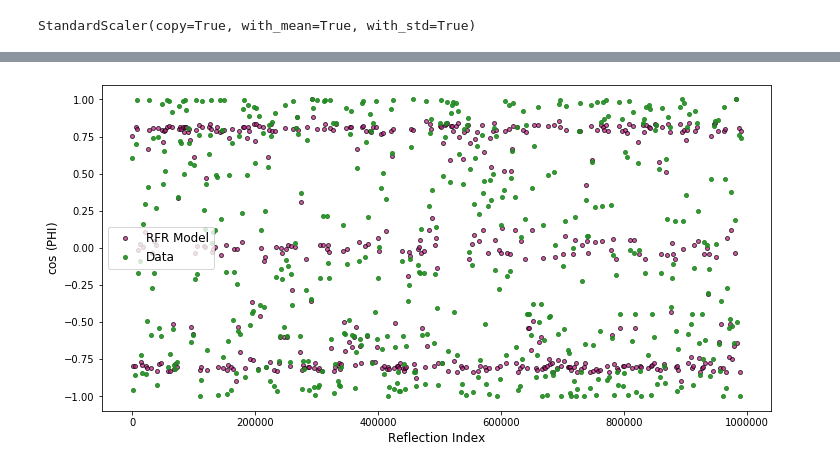
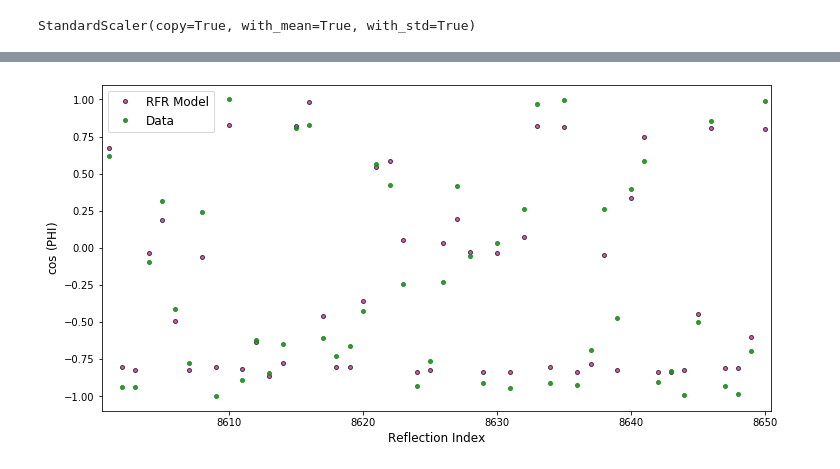
Before and after one commit to mpotto/cp, a Jupyter notebook: dev/base.ipynb, the cells around one changed output, grey strips where cells are left out. Saved outputs shown, nothing was run; the diff lists cells and outputs as text; code cells hidden in the pictures.

```diff
--- a/dev/base.ipynb
+++ b/dev/base.ipynb
@@ -46,2 +79,4 @@ array(['E:/ic-exp-uobs/dens-0\\2go7_exp_uobs.cif',
 # %%
-ms_df = parse_multiple_structures(cif_sample, pdb_sample)
+full_df = parse_multiple_structures(cif_sample, pdb_sample)
+# %%
+ms_df = reduce_mem_usage(full_df)
@@ -180,17 +189,15 @@ def miller_indexes_to_plane(df, indexes=['index_h', 'index_k', 'index_l'],
         df[plane_name] = temp_df[ax]/temp_df[index]
     return df
 # %%
-def angle_to_trig_rep(df, angles=['angle_alpha', 'angle_beta', 'angle_gamma']):
+def angle_to_cos_rep(df, angles=['angle_alpha', 'angle_beta', 'angle_gamma']):
     for angle in angles:
         cos_angle_name = 'cos_angle_'+angle.split('_')[-1]
-        sin_angle_name = 'sin_angle_'+angle.split('_')[-1]
         df[cos_angle_name] = np.cos(df[angle])
-        df[sin_angle_name] = np.sin(df[angle])
     return df
 # %%
 ms_df_fe = miller_indexes_to_plane(ms_df_drop)
 # %%
-ms_df_fe = angle_to_cossine_rep(ms_df_fe)
+ms_df_fe = angle_to_cos_rep(ms_df_fe)
 # %%
 base_df = ms_df_fe.drop(['index_h', 'index_k', 'index_l', 'FOBS', 'SIGFOBS', 'FOM', 'ID', 'FC'], axis=1)
 # %%
@@ -267,15 +274,15 @@ labels.shape
 a = list(range(labels.shape[0]))
 # %%
 fig = plt.figure(figsize=(12,6))
-plt.plot(a[::2000], cv_rfr[::2000], 'o', markersize=4, alpha=0.7, color='k', mfc='mediumvioletred', label='RFR Model')
-plt.plot(a[::2000], labels[::2000], 'o', markersize=4, alpha=0.9, color='forestgreen', label='Data')
-#plt.xlim(2025.5, 2050.5)
+plt.plot(a[::], cv_rfr[::], 'o', markersize=4, alpha=0.7, color='k', mfc='mediumvioletred', label='RFR Model')
+plt.plot(a[::], labels[::], 'o', markersize=4, alpha=0.9, color='forestgreen', label='Data')
+plt.xlim(8600.5, 8650.5)
 plt.xlabel('Reflection Index', fontsize=12)
 plt.ylabel(r'$\cos$ (PHI)', fontsize=12)
 plt.legend(fontsize=12)
 plt.show()
 # %% [output]
-[figure, old version]
+[figure, new version]
 # %%
 from sklearn.metrics import mean_squared_error
 # %%
```
Also changed, not shown: parts of 28 cells of this notebook.
